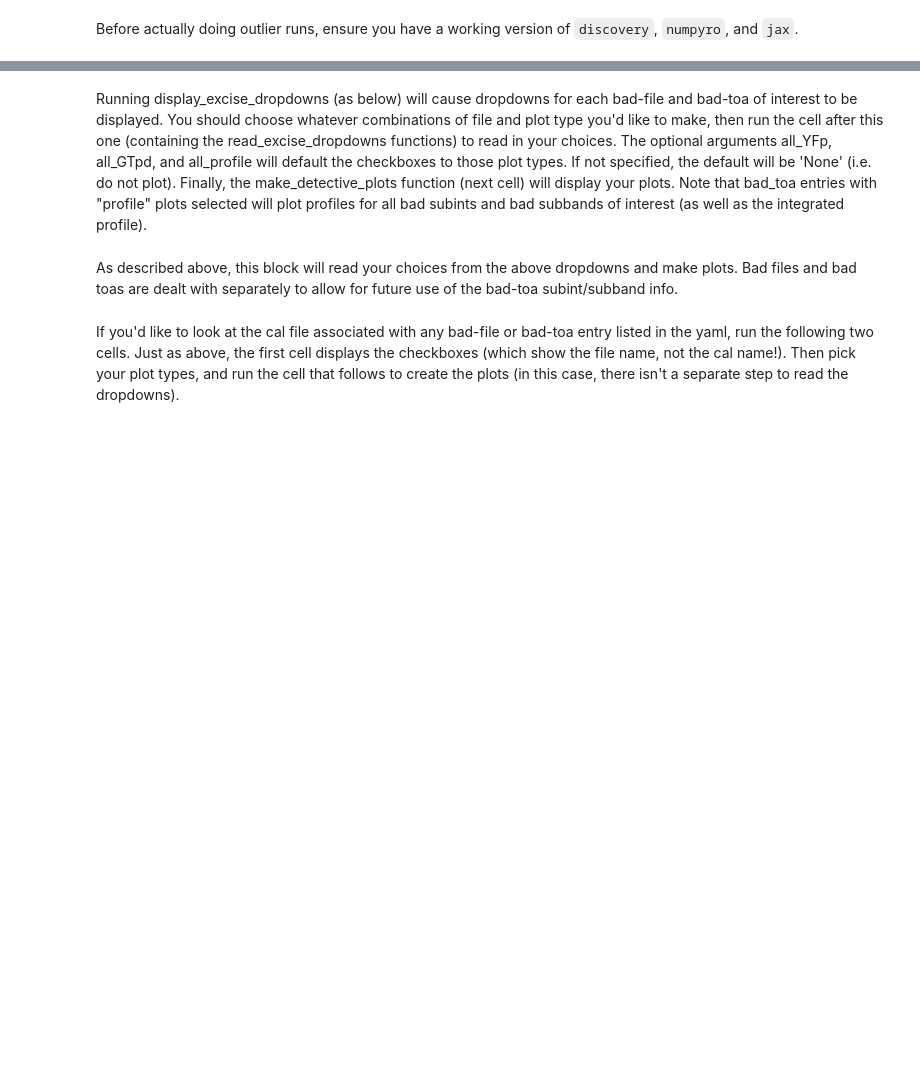
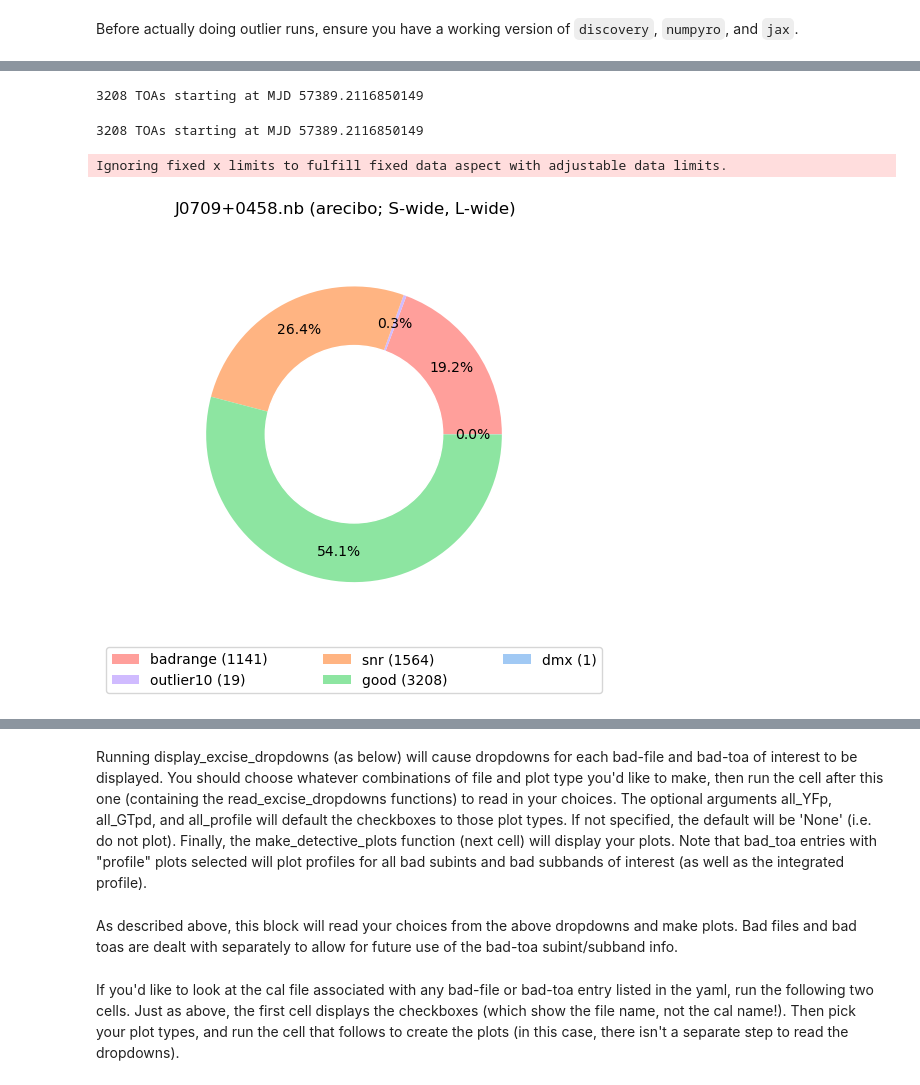
Before and after one commit to nanograv/pint_pal, a Jupyter notebook: nb_templates/toa_excision_discovery.ipynb, the cells around one changed output, grey strips where cells are left out. Cells and saved outputs as stored; diff of their text form; code cells hidden in the pictures; blank space fills up the shorter version.

```diff
--- a/nb_templates/toa_excision_discovery.ipynb
+++ b/nb_templates/toa_excision_discovery.ipynb
@@ -215,3 +224,7 @@ plt.show()
+# %%
+# whether or not to run outlier analysis or load the pout values
+load_pout = '/home/baierj/src/pint_pal/nb_templates/outlier/J0709+0458.nb/J0709+0458.nb_pout.tim'
+load_pout = None
 # %%
 if run_outlier_analysis:
     if not load_pout: # load raw tims unless otherwise noted
@@ -226,13 +239,7 @@ if run_outlier_analysis:
     if not using_wideband:
         if not load_pout:
             tc.check_outlier()
-            calculate_pout(mo, to, tc)
+            ou.calculate_pout(mo, to, tc)
         ou.make_pout_cuts(mo, to, tc, outpct_threshold=8.0)
-
-    epochalyptica(mo,to,tc,nproc=epochdrop_threads)
-
-if use_outlier_results:
-    mo,to = tc.get_model_and_toas(excised=True)
-if (not run_outlier_analysis) and (not use_outlier_results):
-    mo,to = tc.get_model_and_toas(apply_initial_cuts=True)
-    to = setup_dmx(mo,to,frequency_ratio=tc.get_fratio(),max_delta_t=tc.get_sw_delay())
+    ## comment out the epochalyptica for now
+    #ou.epochalyptica(mo,to,tc,nproc=epochdrop_threads)
@@ -238,0 +264,8 @@ if (not run_outlier_analysis) and (not use_outlier_results):
+# %%
+to
+# %% [output]
+3208 TOAs starting at MJD 57389.2116850149
+# %%
+use_outlier_results = False
+# %%
+tc.config['intermediate-results']['excised-tim'] = '/home/baierj/src/pint_pal/nb_templates/outlier/J0709+0458.nb/J0709+0458.nb_pout.tim'
@@ -239,6 +278,13 @@ if (not run_outlier_analysis) and (not use_outlier_results):
+# %%
+to
+# %% [output]
+3208 TOAs starting at MJD 57389.2116850149
 # %%
 # Quick breakdown of existing cut flags (automated excision)
-cuts_dict = cut_summary(to,tc)
+cuts_dict = lu.cut_summary(to,tc)
+# %% [output]
+Ignoring fixed x limits to fulfill fixed data aspect with adjustable data limits.
+[figure, added]
 # %%
 # Apply manual cuts and check for redundancies
 tc.manual_cuts(to)
```
Also changed, not shown: parts of 45 cells of this notebook.
